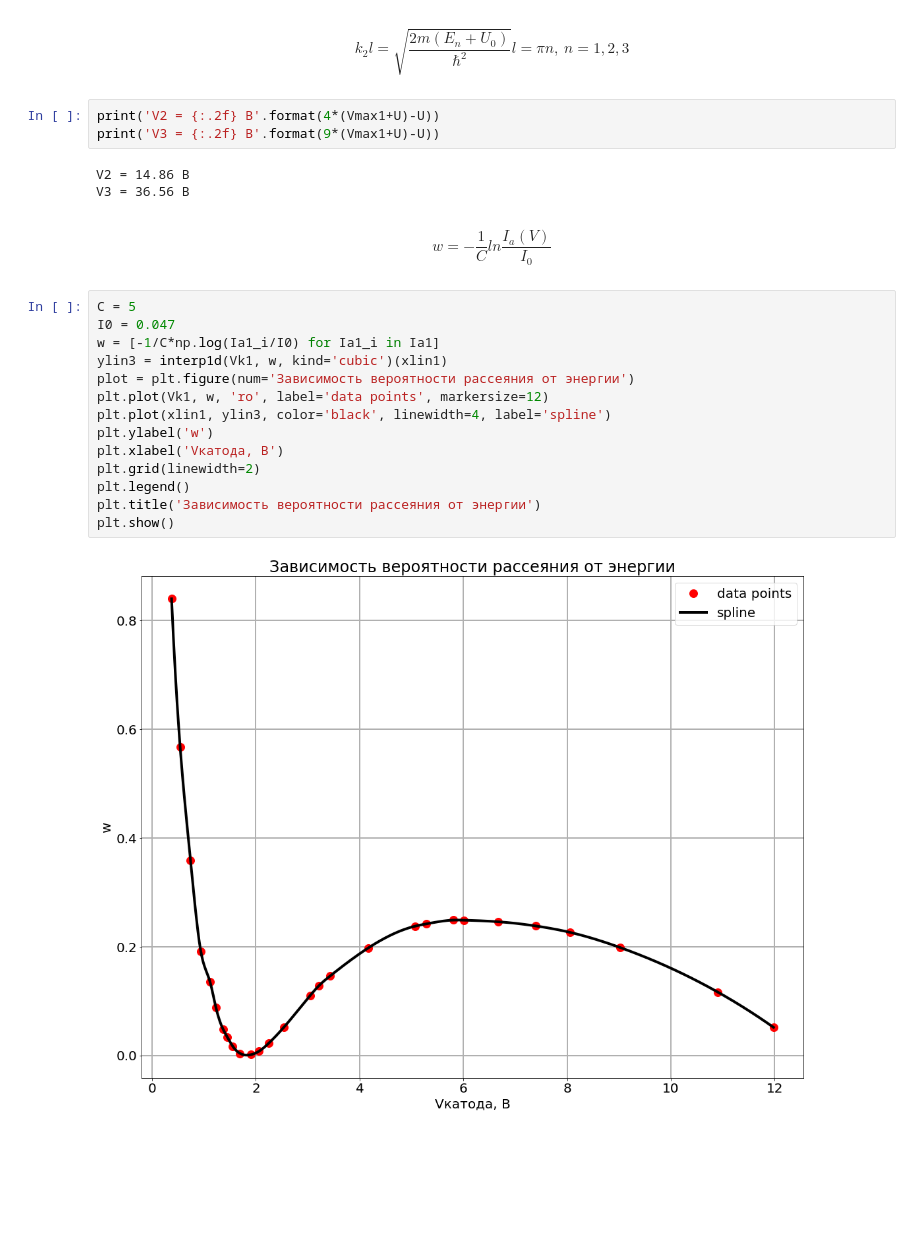
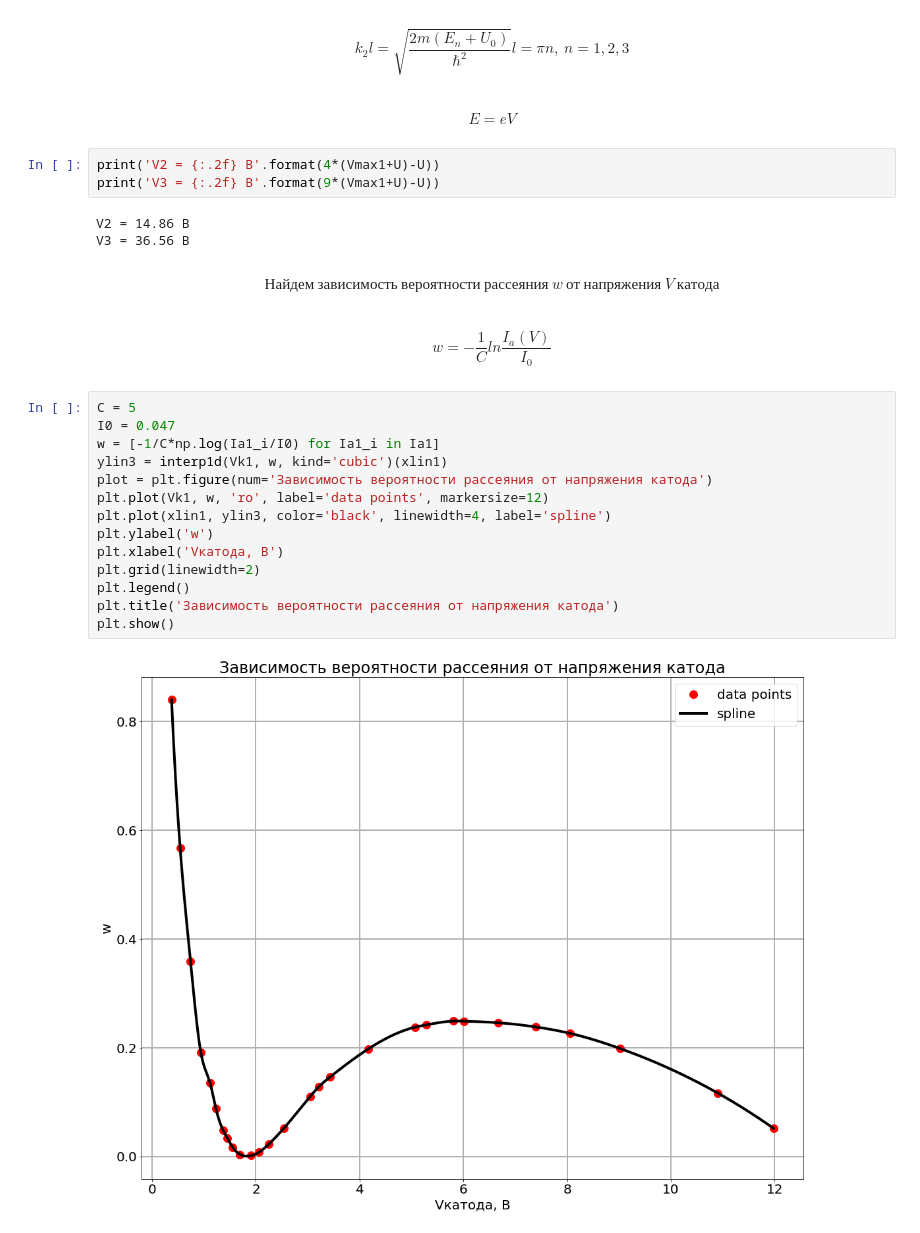
Before and after one commit to exucutional/quant_phys_lab, a Jupyter notebook: 1.3/ramsauer.ipynb, the cells around one changed output. Drawn from its saved outputs; the diff is of its cells as text; blank space fills up the shorter version.

```diff
--- a/1.3/ramsauer.ipynb
+++ b/1.3/ramsauer.ipynb
@@ -172,26 +174,30 @@ $$Оценим\ E_n\ используя\ формулу:$$
 # %% [markdown]
 $$k_2l=\sqrt{\frac{2m(E_n+U_0)}{\hbar^2}}l=\pi n,\ n=1,2,3$$
+# %% [markdown]
+$$E = eV$$
 # %%
 print('V2 = {:.2f} В'.format(4*(Vmax1+U)-U))
 print('V3 = {:.2f} В'.format(9*(Vmax1+U)-U))
 # %% [output]
 V2 = 14.86 В
 V3 = 36.56 В
+# %% [markdown]
+$$Найдем\ зависимость\ вероятности\ рассеяния\ w\ от\ напряжения\ V\ катода$$
 # %% [markdown]
 $$w = -\frac{1}{C}ln\frac{I_a(V)}{I_0}$$
 # %%
 C = 5
 I0 = 0.047
 w = [-1/C*np.log(Ia1_i/I0) for Ia1_i in Ia1]
 ylin3 = interp1d(Vk1, w, kind='cubic')(xlin1)
-plot = plt.figure(num='Зависимость вероятности рассеяния от энергии')
+plot = plt.figure(num='Зависимость вероятности рассеяния от напряжения катода')
 plt.plot(Vk1, w, 'ro', label='data points', markersize=12)
 plt.plot(xlin1, ylin3, color='black', linewidth=4, label='spline')
 plt.ylabel('w')
 plt.xlabel('Vкатода, В')
 plt.grid(linewidth=2)
 plt.legend()
-plt.title('Зависимость вероятности рассеяния от энергии')
+plt.title('Зависимость вероятности рассеяния от напряжения катода')
 plt.show()
 # %% [output]
-[figure, old version]
+[figure, new version]
```
Also changed, not shown: parts of 14 cells of this notebook, 1 other file.
